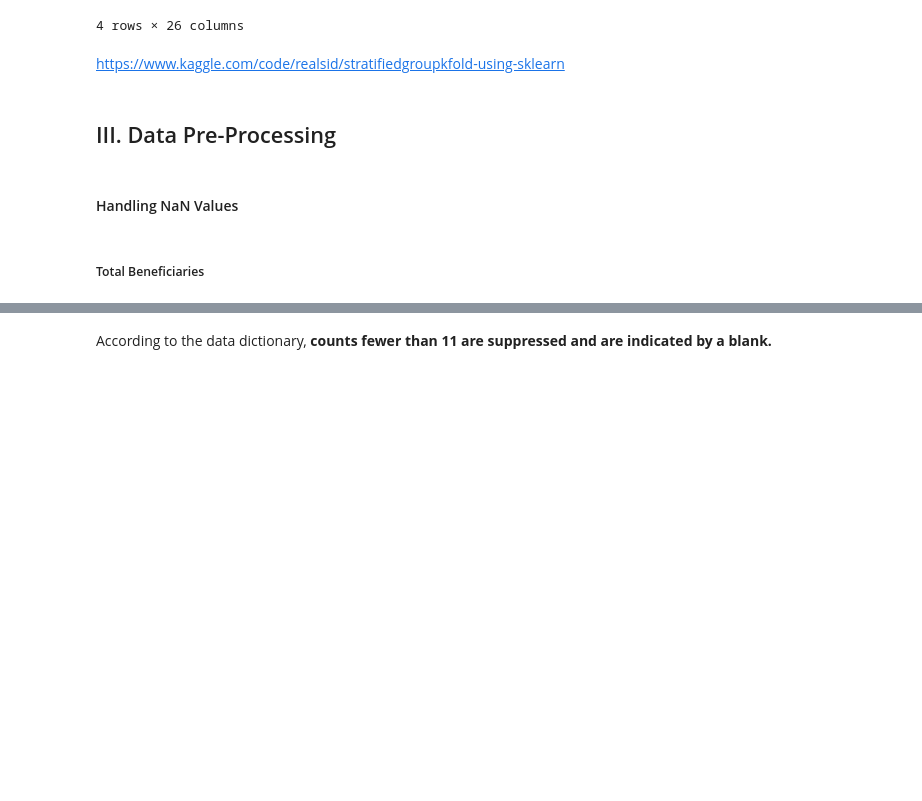
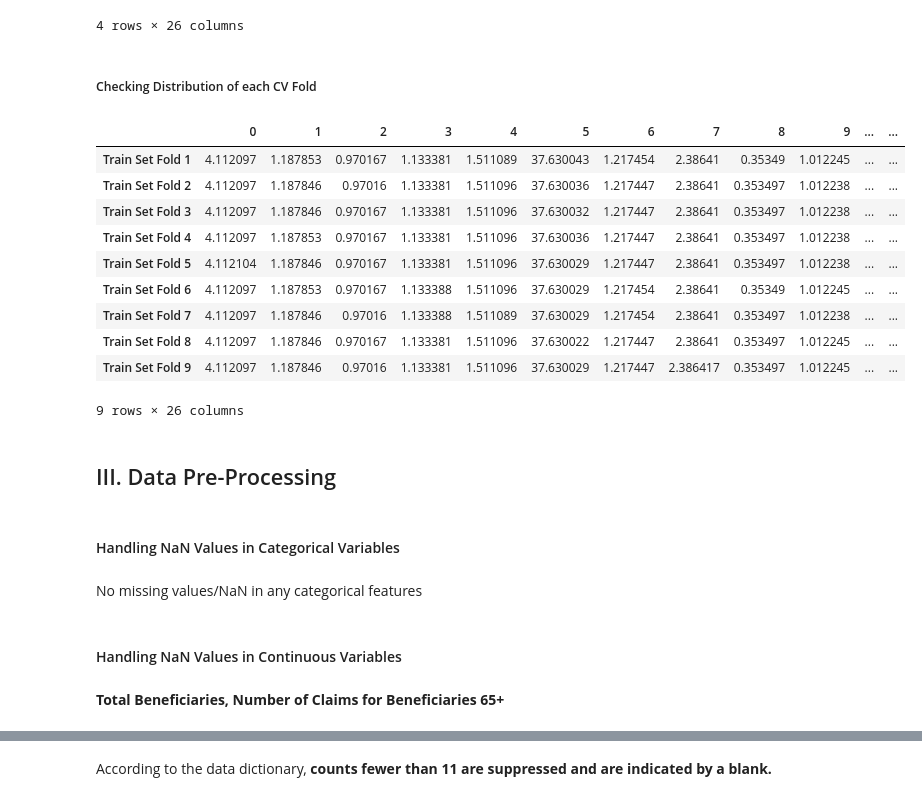
Before and after one commit to fabulenc/CMS-Medicare-Provider-Specialty-ML-Project, a Jupyter notebook: src/DATA1030 Project.ipynb, the cells around one changed output, grey strips where cells are left out. Saved outputs shown, nothing was run; the diff lists cells and outputs as text; code cells hidden in the pictures; blank space fills up the shorter version.

Commit message:
added dist for each CV fold in startifiedkfoldsplit

```diff
--- a/src/DATA1030 Project.ipynb
+++ b/src/DATA1030 Project.ipynb
@@ -1026,0 +1033,32 @@ Validation 0.1
+# %%
+%%time
+# splitter for the other set into train and test set
+
+stratGroupKFold2 = StratifiedGroupKFold(n_splits=9)
+
+y_validation_list = []
+y_train_list = []
+
+print("*** SPLIT 'OTHER' SET INTO TRAIN AND VALIDATION SETS ***")
+print()
+for i_train, i_validation in stratGroupKFold2.split(X_other, y_other, groups_other):
+    X_train, y_train, groups_train = X_other.iloc[i_train], y_other.iloc[i_train], groups_other.iloc[i_train]
+    y_train_list.append(y_train)
+
+    X_validation, y_validation , groups_validation = X_other.iloc[i_validation], y_other.iloc[i_validation], groups_other.iloc[i_validation]
+
+    y_validation_list.append(y_validation)
+    #print("OTHER:", i_other)
+    print("Size of TRAIN:", len(y_train))
+    print("% TRAIN:", len(y_train)/len(y_other))
+    print()
+
+    #print("TEST:", i_test)
+    print("Size of VALIDATION:", len(y_validation))
+    print("% VALIDATION:", len(y_validation)/len(y_other))
+
+    # check the split
+    print()
+    print(f'Unique groups in test: {len(pd.unique(groups_train))}')
+    print(f'Unique groups in other: {len(pd.unique(groups_validation))}')
+    print()
@@ -1066,5 +1122,5 @@ balance_allSets
 | Train Set | 4.112097 | 1.187846 | 0.97016 | 1.133381 | 1.511096 | 37.630029 | ... |
 | Validation Set | 4.112104 | 1.187867 | 0.970202 | 1.133395 | 1.511082 | 37.630052 | ... |
 4 rows × 26 columns
-# %% [markdown]
-https://www.kaggle.com/code/realsid/stratifiedgroupkfold-using-sklearn
+# %% [markdown]
+##### Checking Distribution of each CV Fold
@@ -1071,6 +1228,24 @@ https://www.kaggle.com/code/realsid/stratifiedgroupkfold-using-sklearn
+# %%
+balance_allTrain
+# %% [output]
+|  | 0 | 1 | 2 | 3 | 4 | 5 | 6 | 7 | 8 | 9 | ... | ... |
+| Train Set Fold 1 | 4.112097 | 1.187853 | 0.970167 | 1.133381 | 1.511089 | 37.630043 | 1.217454 | 2.38641 | 0.35349 | 1.012245 | ... | ... |
+| Train Set Fold 2 | 4.112097 | 1.187846 | 0.97016 | 1.133381 | 1.511096 | 37.630036 | 1.217447 | 2.38641 | 0.353497 | 1.012238 | ... | ... |
+| Train Set Fold 3 | 4.112097 | 1.187846 | 0.970167 | 1.133381 | 1.511096 | 37.630032 | 1.217447 | 2.38641 | 0.353497 | 1.012238 | ... | ... |
+| Train Set Fold 4 | 4.112097 | 1.187853 | 0.970167 | 1.133381 | 1.511096 | 37.630036 | 1.217447 | 2.38641 | 0.353497 | 1.012238 | ... | ... |
+| Train Set Fold 5 | 4.112104 | 1.187846 | 0.970167 | 1.133381 | 1.511096 | 37.630029 | 1.217447 | 2.38641 | 0.353497 | 1.012238 | ... | ... |
+| Train Set Fold 6 | 4.112097 | 1.187853 | 0.970167 | 1.133388 | 1.511096 | 37.630029 | 1.217454 | 2.38641 | 0.35349 | 1.012245 | ... | ... |
+| Train Set Fold 7 | 4.112097 | 1.187846 | 0.97016 | 1.133388 | 1.511089 | 37.630029 | 1.217454 | 2.38641 | 0.353497 | 1.012238 | ... | ... |
+| Train Set Fold 8 | 4.112097 | 1.187846 | 0.970167 | 1.133381 | 1.511096 | 37.630022 | 1.217447 | 2.38641 | 0.353497 | 1.012245 | ... | ... |
+| Train Set Fold 9 | 4.112097 | 1.187846 | 0.97016 | 1.133381 | 1.511096 | 37.630029 | 1.217447 | 2.386417 | 0.353497 | 1.012245 | ... | ... |
+9 rows × 26 columns
 # %% [markdown]
 ## III. Data Pre-Processing
 # %% [markdown]
-#### Handling NaN Values
+#### Handling NaN Values in Categorical Variables
+# %% [markdown]
+No missing values/NaN in any categorical features
+# %% [markdown]
+#### Handling NaN Values in Continuous Variables
 # %% [markdown]
-##### Total Beneficiaries
+**Total Beneficiaries,  Number of Claims for Beneficiaries 65+**
```
Also changed, not shown: parts of 6 cells of this notebook, 1 other file.
